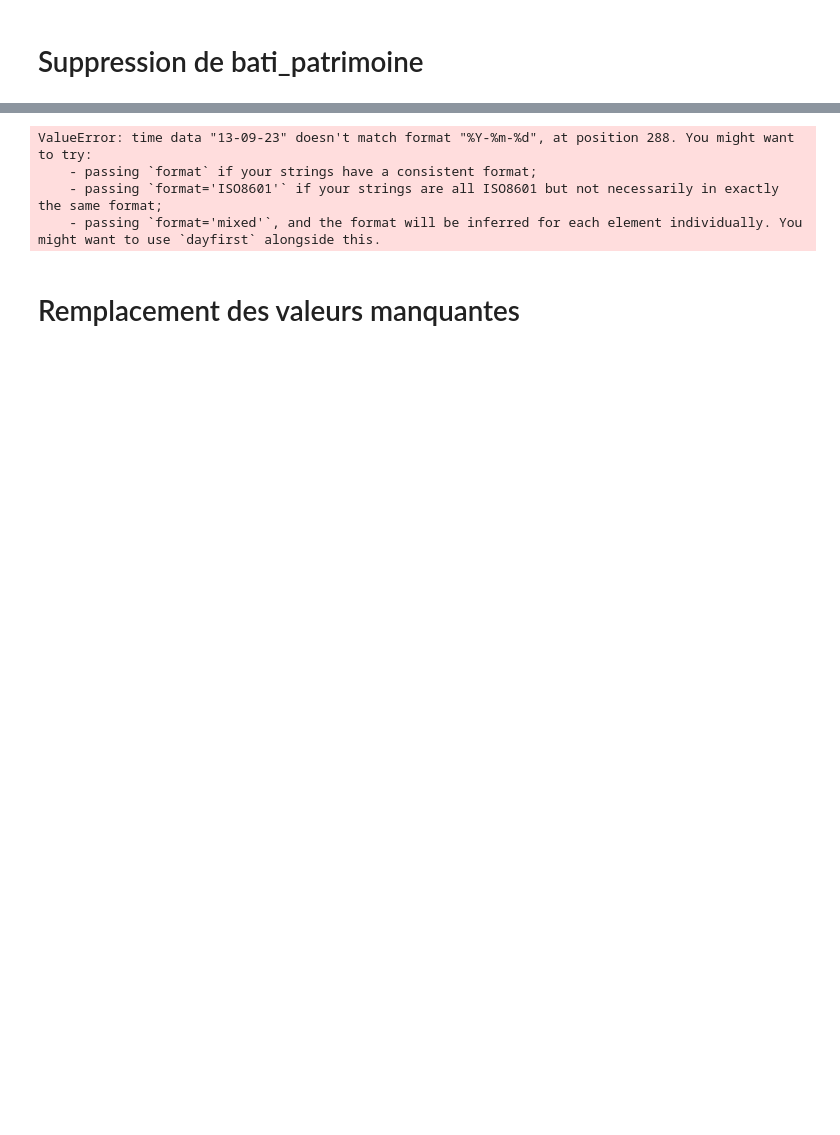
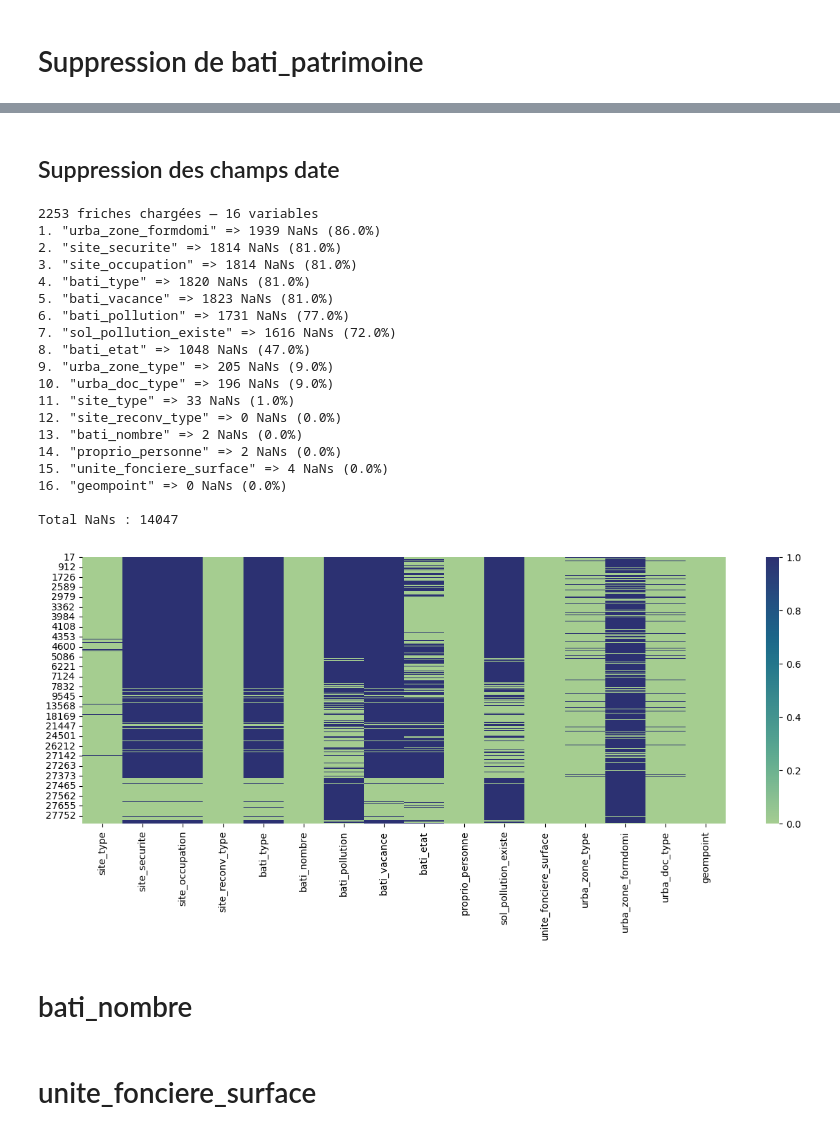
Before and after one commit to heuzef/cartofriches, a Jupyter notebook: profil/ml/ml_cartofriches.ipynb, the cells around one changed output, grey strips where cells are left out. Drawn from its saved outputs; the diff is of its cells as text; code cells hidden in the pictures; blank space fills up the shorter version.

Commit message:
Update ML Cartofriches (data post-traitement)

```diff
--- a/profil/ml/ml_cartofriches.ipynb
+++ b/profil/ml/ml_cartofriches.ipynb
@@ -445,12 +458,29 @@ pd.reset_option("display.max_rows")
+# %% [markdown]
+## Suppression des champs date
 # %%
-# Convertir les dates
-df_friches_reconv['site_identif_date'] = pd.to_datetime(df_friches_reconv['site_identif_date'])
-df_friches_reconv['site_actu_date'] = pd.to_datetime(df_friches_reconv['site_actu_date'])
-df_friches_reconv['activite_fin_annee'] = pd.to_datetime(df_friches_reconv['activite_fin_annee'])
-df_friches_reconv['local_ancien_annee'] = pd.to_datetime(df_friches_reconv['local_ancien_annee'])
-df_friches_reconv['local_recent_annee'] = pd.to_datetime(df_friches_reconv['local_recent_annee'])
+# Les variable dates ne sont pas correctement formatée et standardisé, un travail de nettoyage conséquent est nécessaire
+df_friches_reconv = df_friches_reconv.drop(columns=['site_identif_date', 'site_actu_date', 'activite_fin_annee', 'local_ancien_annee', 'local_recent_annee'])
+
+print(f"{df_friches_reconv.shape[0]} friches chargées — {df_friches_reconv.shape[1]} variables")
+check_nan(df_friches_reconv)
 # %% [output]
-ValueError: time data "13-09-23" doesn't match format "%Y-%m-%d", at position 288. You might want to try:
-    - passing `format` if your strings have a consistent format;
-    - passing `format='ISO8601'` if your strings are all ISO8601 but not necessarily in exactly the same format;
-    - passing `format='mixed'`, and the format will be inferred for each element individually. You might want to use `dayfirst` alongside this.
+2253 friches chargées — 16 variables
+1. "urba_zone_formdomi" => 1939 NaNs (86.0%)
+2. "site_securite" => 1814 NaNs (81.0%)
+3. "site_occupation" => 1814 NaNs (81.0%)
+4. "bati_type" => 1820 NaNs (81.0%)
+5. "bati_vacance" => 1823 NaNs (81.0%)
+6. "bati_pollution" => 1731 NaNs (77.0%)
+7. "sol_pollution_existe" => 1616 NaNs (72.0%)
+8. "bati_etat" => 1048 NaNs (47.0%)
+9. "urba_zone_type" => 205 NaNs (9.0%)
+10. "urba_doc_type" => 196 NaNs (9.0%)
+11. "site_type" => 33 NaNs (1.0%)
+12. "site_reconv_type" => 0 NaNs (0.0%)
+13. "bati_nombre" => 2 NaNs (0.0%)
+14. "proprio_personne" => 2 NaNs (0.0%)
+15. "unite_fonciere_surface" => 4 NaNs (0.0%)
+16. "geompoint" => 0 NaNs (0.0%)
+
+Total NaNs : 14047
+[figure, added]
@@ -466,2 +487,2 @@ ValueError: time data "13-09-23" doesn't match format "%Y-%m-%d", at position 28
-# %% [markdown]
-# Remplacement des valeurs manquantes
+# %% [markdown]
+# bati_nombre
@@ -467,0 +491,2 @@ ValueError: time data "13-09-23" doesn't match format "%Y-%m-%d", at position 28
+# %% [markdown]
+# unite_fonciere_surface
```
Also changed, not shown: parts of 45 cells of this notebook.
